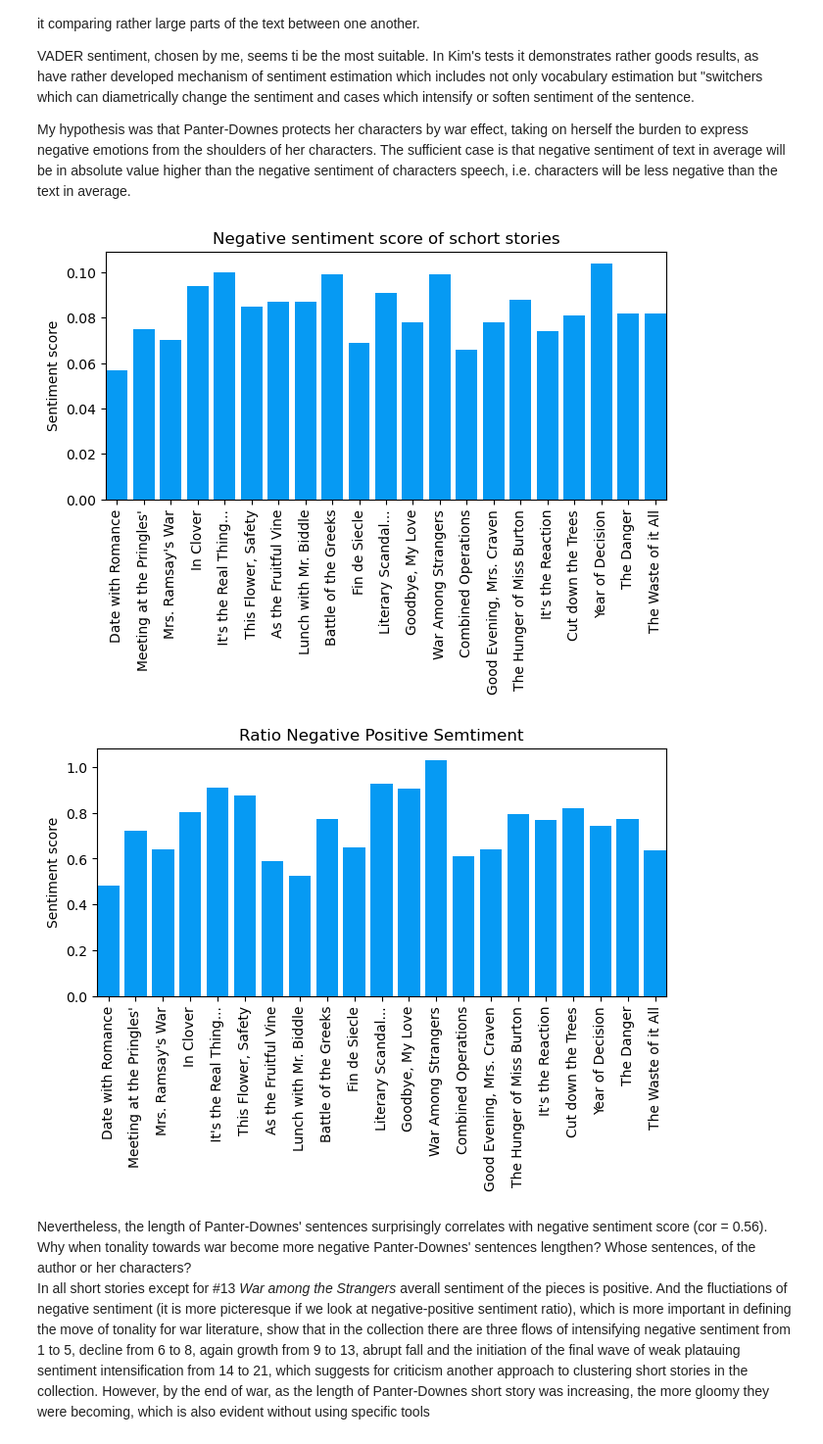
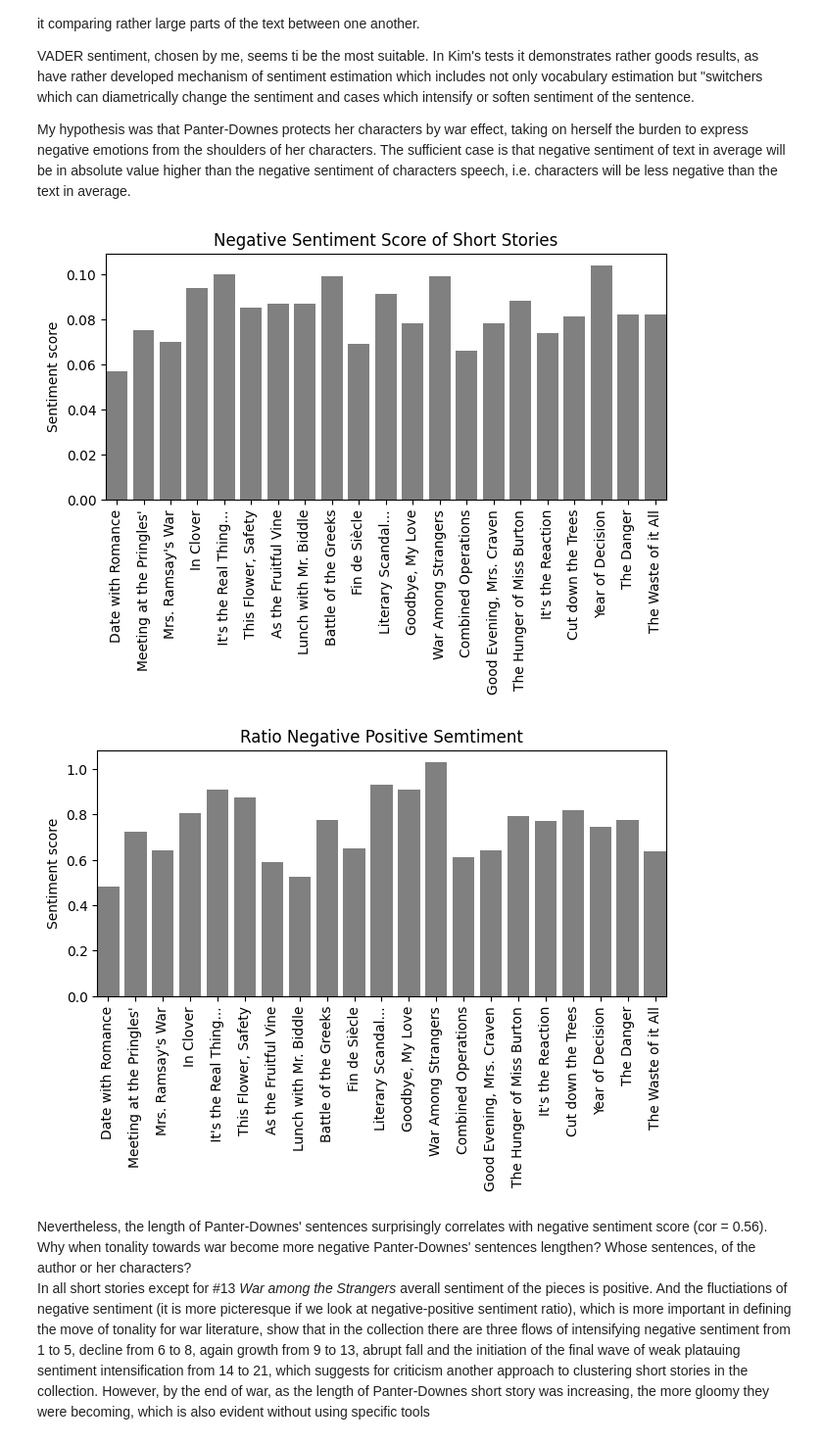
Before and after one commit to susurofu/Mollie-Panter-Downes-wartime-short-stories, a Jupyter notebook: Mollie Panter Downes wartime stories.ipynb, the cells around one changed output. Shown at 98% size. Saved outputs shown, nothing was run; the diff lists cells and outputs as text; code cells hidden in the pictures.

```diff
--- a/Mollie Panter Downes wartime stories.ipynb
+++ b/Mollie Panter Downes wartime stories.ipynb
@@ -102,7 +100,7 @@ file_w.close()
 # %%
 titles_for_graphs = ["Date with Romance", "Meeting at the Pringles'", "Mrs. Ramsay's War", "In Clover", " It's the Real Thing...",
                      "This Flower, Safety", "As the Fruitful Vine", "Lunch with Mr. Biddle", "Battle of the Greeks",
-                     "Fin de Siecle", "Literary Scandal...", "Goodbye, My Love", "War Among Strangers", "Combined Operations",
+                     "Fin de Siècle", "Literary Scandal...", "Goodbye, My Love", "War Among Strangers", "Combined Operations",
                      "Good Evening, Mrs. Craven", "The Hunger of Miss Burton", "It's the Reaction", "Cut down the Trees",
                      "Year of Decision", "The Danger", "The Waste of it All"
 ]
@@ -456,24 +509,24 @@ VADER sentiment, chosen by me, seems ti be the most suitable. In Kim's tests it
 My hypothesis was that Panter-Downes protects her characters by war effect, taking on herself the burden to express negative emotions from the shoulders of her characters. The sufficient case is that negative sentiment of text in average will be in absolute value higher than the negative sentiment of characters speech, i.e. characters will be less negative than the text in average.
 # %%
 fig, ax = plt.subplots(constrained_layout=True)
-ax.bar(titles_for_graphs, compound_table['sentiment negative'], color='#069AF3')
+ax.bar(titles_for_graphs, compound_table['sentiment negative'], color='grey')
 plt.xticks(rotation=90)
 ax.margins(x=0)
 plt.ylabel('Sentiment score')
-plt.title('Negative sentiment score of schort stories')
+plt.title('Negative Sentiment Score of Short Stories')
 plt.show()
 # %% [output]
-[figure, old version]
+[figure, new version]
 # %%
 fig, ax = plt.subplots(constrained_layout=True)
-ax.bar(titles_for_graphs, compound_table['sentiment negative'] / compound_table['sentiment positive'], color='#069AF3')
+ax.bar(titles_for_graphs, compound_table['sentiment negative'] / compound_table['sentiment positive'], color='grey')
 plt.xticks(rotation=90)
 ax.margins(x=0)
 plt.ylabel('Sentiment score')
 plt.title('Ratio Negative Positive Semtiment')
 plt.show()
 # %% [output]
-[figure, old version]
+[figure, new version]
 # %% [markdown]
 Nevertheless, the length of Panter-Downes' sentences surprisingly correlates with negative sentiment score (cor = 0.56). Why when tonality towards war become more negative Panter-Downes' sentences lengthen? Whose sentences, of the author or her characters?\
 In all short stories except for #13 *War among the Strangers* averall sentiment of the pieces is positive. And the fluctiations of negative sentiment (it is more picteresque if we look at negative-positive sentiment ratio), which is more important in defining the move of tonality for war literature, show that in the collection there are three flows of intensifying negative sentiment from 1 to 5, decline from 6 to 8, again growth from 9 to 13, abrupt fall and the initiation of the final wave of weak platauing sentiment intensification from 14 to 21, which suggests for criticism another approach to clustering short stories in the collection.
```
Also changed, not shown: parts of 33 cells of this notebook.
